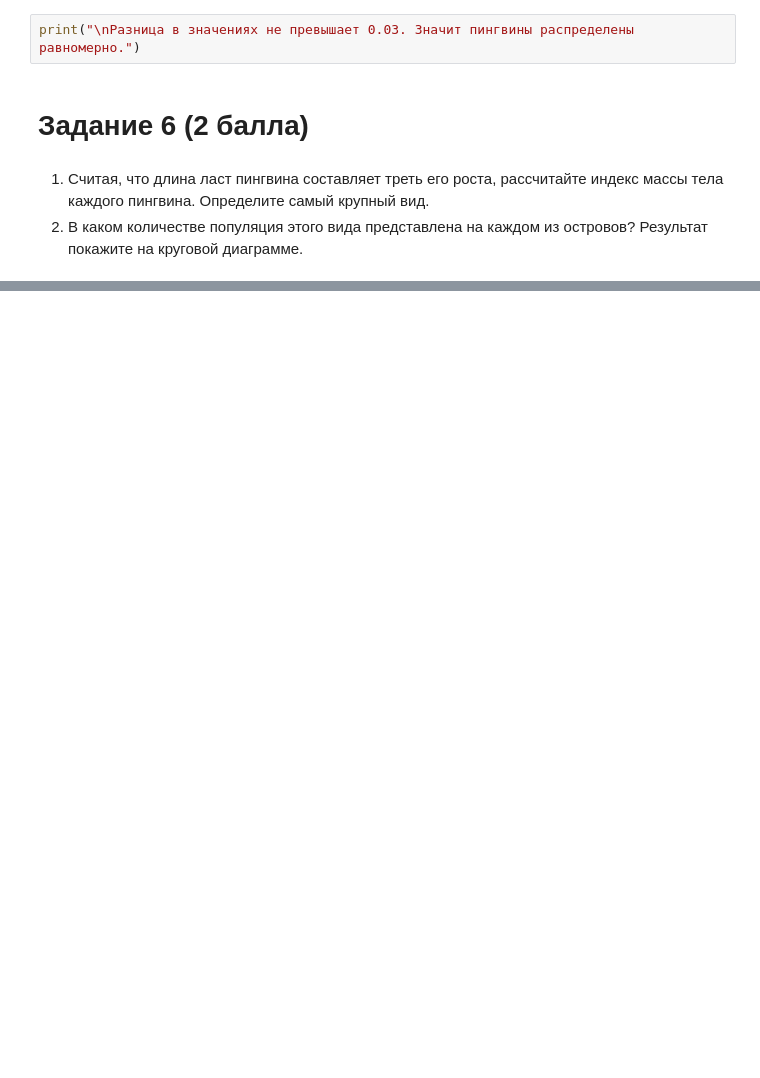
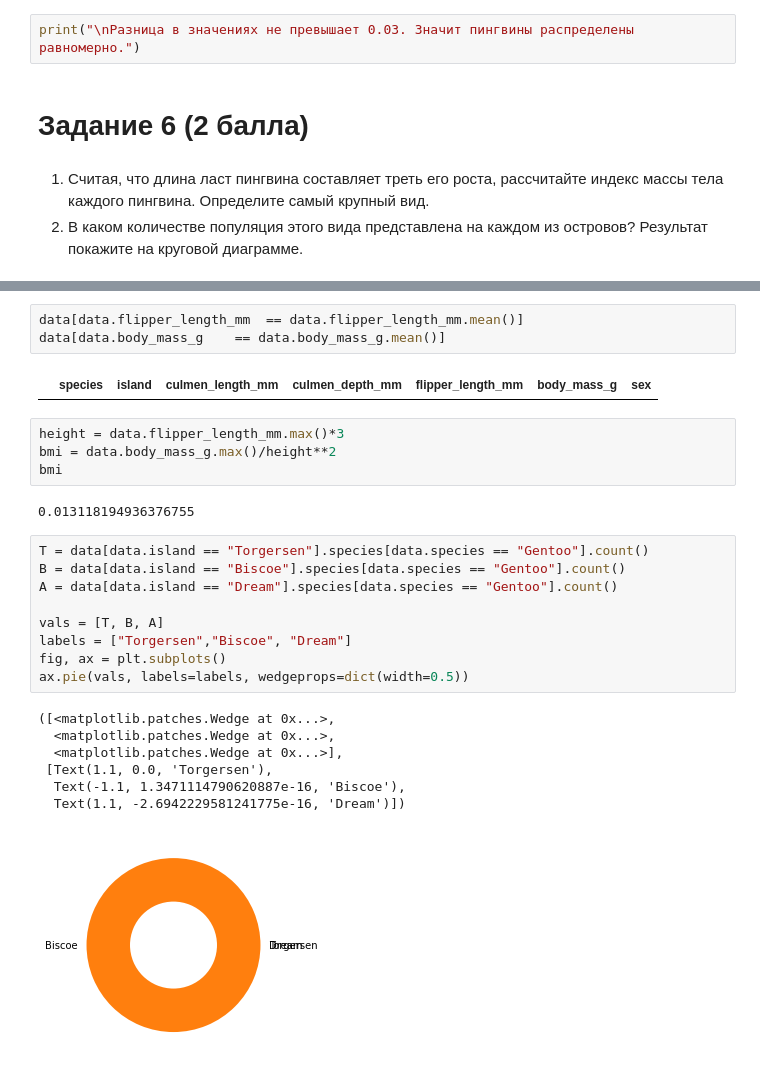
Before and after one commit to sgsoul/modern-tools-of-data-analysis, a Jupyter notebook: MWTDA_lab4.ipynb, the cells around one changed output, grey strips where cells are left out. Drawn from its saved outputs; the diff is of its cells as text; blank space fills up the shorter version.

```diff
--- a/MWTDA_lab4.ipynb
+++ b/MWTDA_lab4.ipynb
@@ -206,0 +224,28 @@ print("\nРазница в значениях не превышает 0.03. Зн
+# %%
+data[data.flipper_length_mm	 == data.flipper_length_mm.mean()]
+data[data.body_mass_g	 == data.body_mass_g.mean()]
+# %% [output]
+|  | species | island | culmen_length_mm | culmen_depth_mm | flipper_length_mm | body_mass_g | sex |
+# %%
+height = data.flipper_length_mm.max()*3
+bmi = data.body_mass_g.max()/height**2
+bmi
+# %% [output]
+0.013118194936376755
+# %%
+T = data[data.island == "Torgersen"].species[data.species == "Gentoo"].count()
+B = data[data.island == "Biscoe"].species[data.species == "Gentoo"].count()
+A = data[data.island == "Dream"].species[data.species == "Gentoo"].count()
+
+vals = [T, B, A]
+labels = ["Torgersen","Biscoe", "Dream"]
+fig, ax = plt.subplots()
+ax.pie(vals, labels=labels, wedgeprops=dict(width=0.5))
+# %% [output]
+([<matplotlib.patches.Wedge at 0x...>,
+  <matplotlib.patches.Wedge at 0x...>,
+  <matplotlib.patches.Wedge at 0x...>],
+ [Text(1.1, 0.0, 'Torgersen'),
+  Text(-1.1, 1.3471114790620887e-16, 'Biscoe'),
+  Text(1.1, -2.6942229581241775e-16, 'Dream')])
+[figure, added]
```
Also changed, not shown: parts of 3 cells of this notebook.
